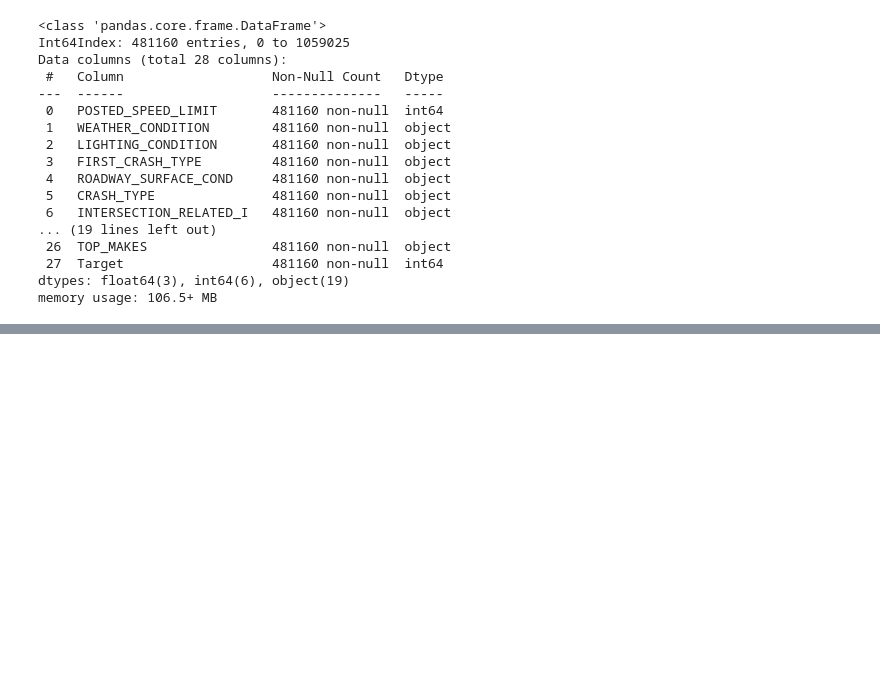
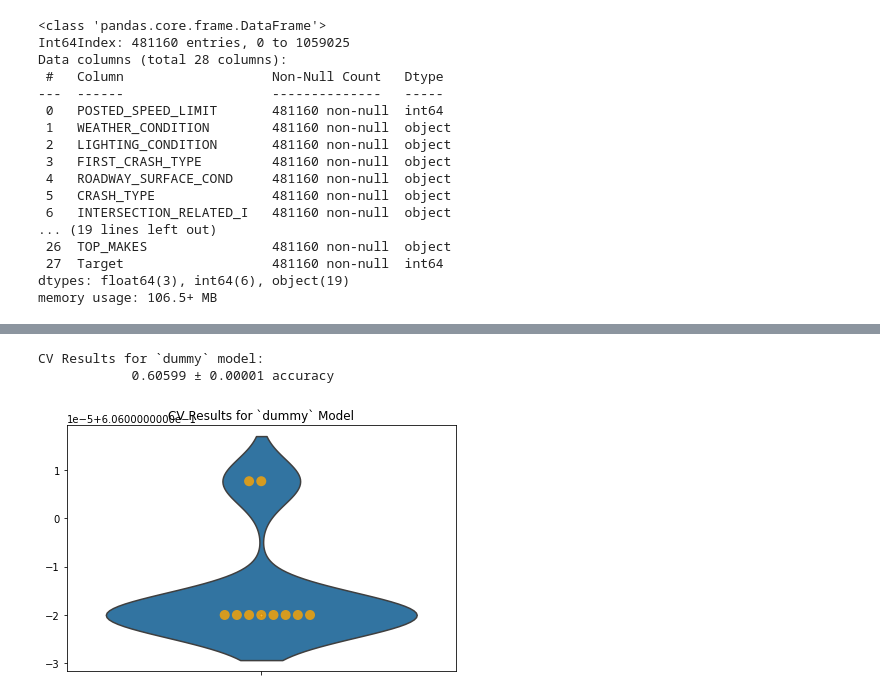
Before and after one commit to Jbruemmer/Auto_Insurance_Fraud_Project, a Jupyter notebook: Working_notebook_3.ipynb, the cells around one changed output, grey strips where cells are left out. Drawn from its saved outputs; the diff is of its cells as text; code cells hidden in the pictures; blank space fills up the shorter version.

```diff
--- a/Working_notebook_3.ipynb
+++ b/Working_notebook_3.ipynb
@@ -311,0 +427,18 @@ memory usage: 106.5+ MB
+# %%
+dummy_model_results = ModelWithCV(
+                        model=dummy_model,
+                        model_name='dummy',
+                        X=X_train,
+                        y=y_train
+)
+# %%
+fig, ax = plt.subplots()
+
+ax = dummy_model_results.plot_cv(ax)
+plt.tight_layout();
+
+dummy_model_results.print_cv_summary()
+# %% [output]
+CV Results for `dummy` model:
+            0.60599 ± 0.00001 accuracy
+[figure, added]
```
Also changed, not shown: parts of 200 cells of this notebook.
